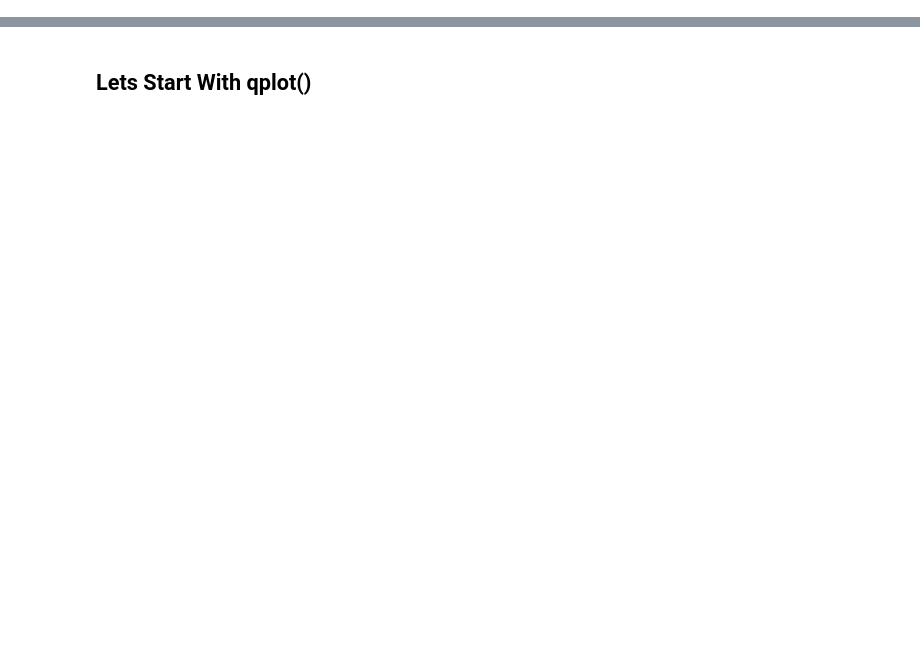
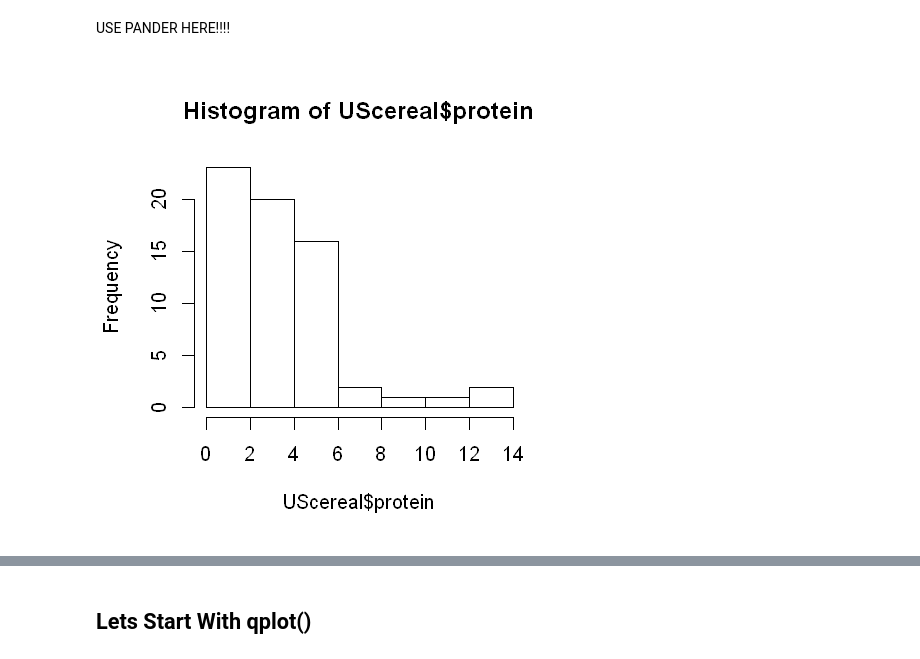
Before and after one commit to lizamc/ggplot2_workshop, a Jupyter notebook: ggplot2.ipynb, the cells around one changed output, grey strips where cells are left out. Cells and saved outputs as stored; diff of their text form; code cells hidden in the pictures; blank space fills up the shorter version.

```diff
--- a/ggplot2.ipynb
+++ b/ggplot2.ipynb
@@ -77,0 +114,7 @@ http://docs.ggplot2.org/0.9.3.1/diamonds.html
+# %% [markdown]
+USE PANDER HERE!!!!
+# %%
+##Basic Histogram without ggplot2
+hist(UScereal$protein)
+# %% [output]
+[figure, added]
```
Also changed, not shown: parts of 192 cells of this notebook.
